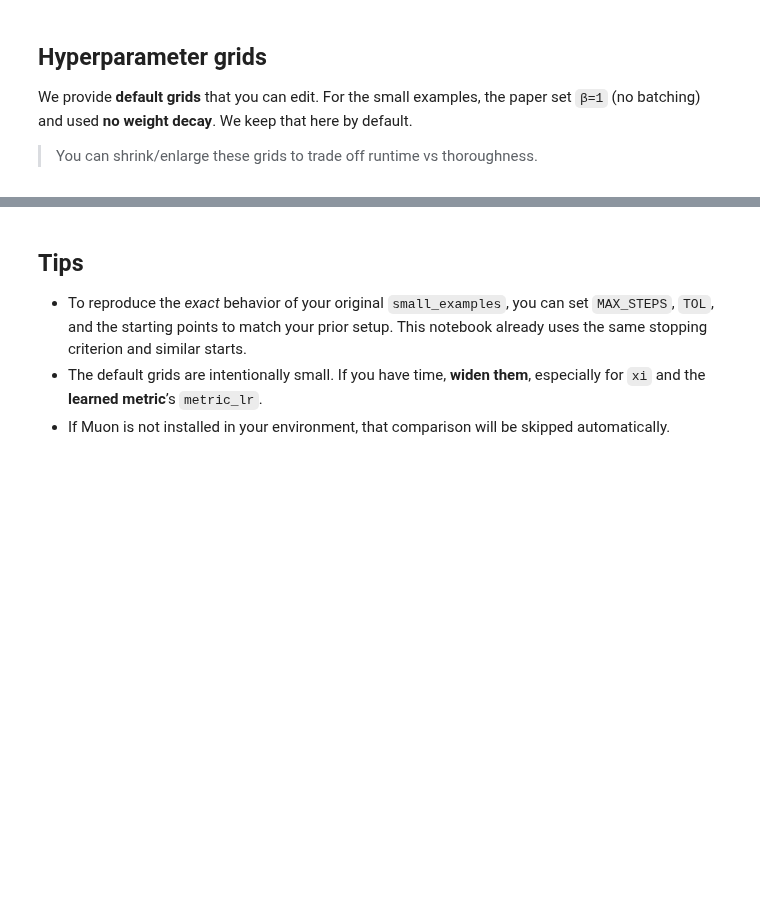
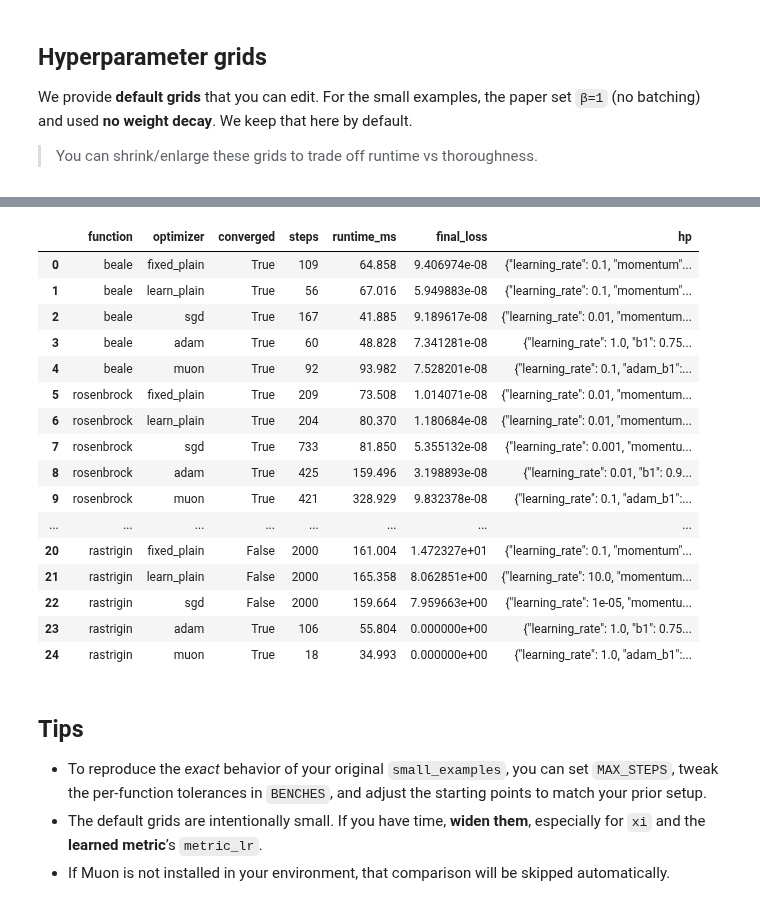
Before and after one commit to Noah-Everett/Induced-Metric-Optimiser, a Jupyter notebook: analysis/small_examples_learnable.ipynb, the cells around one changed output, grey strips where cells are left out. Cells and saved outputs as stored; diff of their text form; code cells hidden in the pictures; blank space fills up the shorter version.

```diff
--- a/analysis/small_examples_learnable.ipynb
+++ b/analysis/small_examples_learnable.ipynb
@@ -382,11 +455,6 @@ def summarize_table(res_all):
                 hp = json.dumps({kk: float(vv) if isinstance(vv,(int,float)) else vv for kk,vv in r["hp"].items()})
             ))
     df = pd.DataFrame(rows)
-    try:
-        from caas_jupyter_tools import display_dataframe_to_user
-        display_dataframe_to_user("learned_vs_fixed_grid_search_summary", df)
-    except Exception:
-        print(df)
     return df
 # %%
 if len(ALL_RESULTS):
@@ -421,6 +471,26 @@ else:
+# %%
+summarize_table(ALL_RESULTS)
+# %% [output]
+|  | function | optimizer | converged | steps | runtime_ms | final_loss | hp |
+| 0 | beale | fixed_plain | True | 109 | 64.858 | 9.406974e-08 | {"learning_rate": 0.1, "momentum"... |
+| 1 | beale | learn_plain | True | 56 | 67.016 | 5.949883e-08 | {"learning_rate": 0.1, "momentum"... |
+| 2 | beale | sgd | True | 167 | 41.885 | 9.189617e-08 | {"learning_rate": 0.01, "momentum... |
+| 3 | beale | adam | True | 60 | 48.828 | 7.341281e-08 | {"learning_rate": 1.0, "b1": 0.75... |
+| 4 | beale | muon | True | 92 | 93.982 | 7.528201e-08 | {"learning_rate": 0.1, "adam_b1":... |
+| 5 | rosenbrock | fixed_plain | True | 209 | 73.508 | 1.014071e-08 | {"learning_rate": 0.01, "momentum... |
+| 6 | rosenbrock | learn_plain | True | 204 | 80.370 | 1.180684e-08 | {"learning_rate": 0.01, "momentum... |
+| 7 | rosenbrock | sgd | True | 733 | 81.850 | 5.355132e-08 | {"learning_rate": 0.001, "momentu... |
+| 8 | rosenbrock | adam | True | 425 | 159.496 | 3.198893e-08 | {"learning_rate": 0.01, "b1": 0.9... |
+| 9 | rosenbrock | muon | True | 421 | 328.929 | 9.832378e-08 | {"learning_rate": 0.1, "adam_b1":... |
+| ... | ... | ... | ... | ... | ... | ... | ... |
+| 20 | rastrigin | fixed_plain | False | 2000 | 161.004 | 1.472327e+01 | {"learning_rate": 0.1, "momentum"... |
+| 21 | rastrigin | learn_plain | False | 2000 | 165.358 | 8.062851e+00 | {"learning_rate": 10.0, "momentum... |
+| 22 | rastrigin | sgd | False | 2000 | 159.664 | 7.959663e+00 | {"learning_rate": 1e-05, "momentu... |
+| 23 | rastrigin | adam | True | 106 | 55.804 | 0.000000e+00 | {"learning_rate": 1.0, "b1": 0.75... |
+| 24 | rastrigin | muon | True | 18 | 34.993 | 0.000000e+00 | {"learning_rate": 1.0, "adam_b1":... |
 # %% [markdown]
 ## Tips
 
-- To reproduce the *exact* behavior of your original `small_examples`, you can set `MAX_STEPS`, `TOL`, and the starting points to match your prior setup. This notebook already uses the same stopping criterion and similar starts.
+- To reproduce the *exact* behavior of your original `small_examples`, you can set `MAX_STEPS`, tweak the per-function tolerances in `BENCHES`, and adjust the starting points to match your prior setup.
 - The default grids are intentionally small. If you have time, **widen them**, especially for `xi` and the **learned metric**’s `metric_lr`.
 - If Muon is not installed in your environment, that comparison will be skipped automatically.
```
Also changed, not shown: parts of 8 cells of this notebook.
